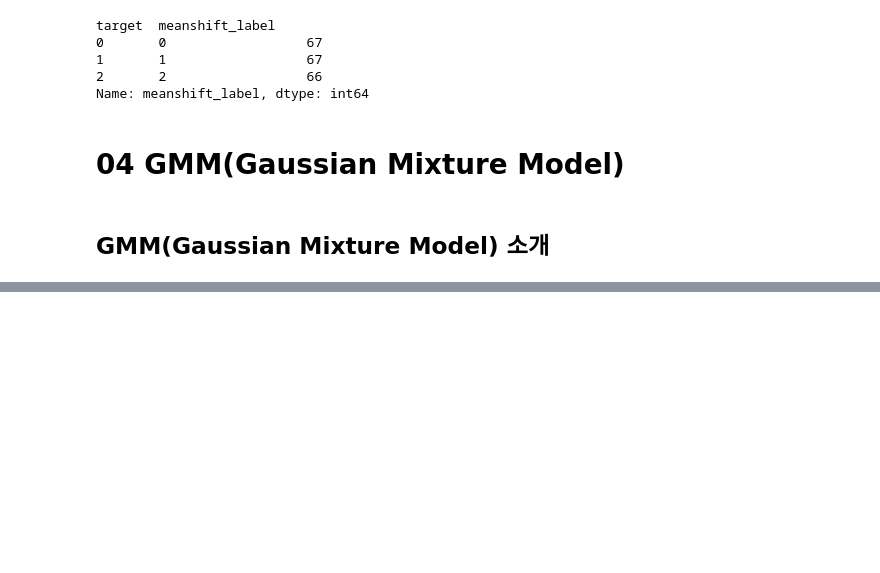
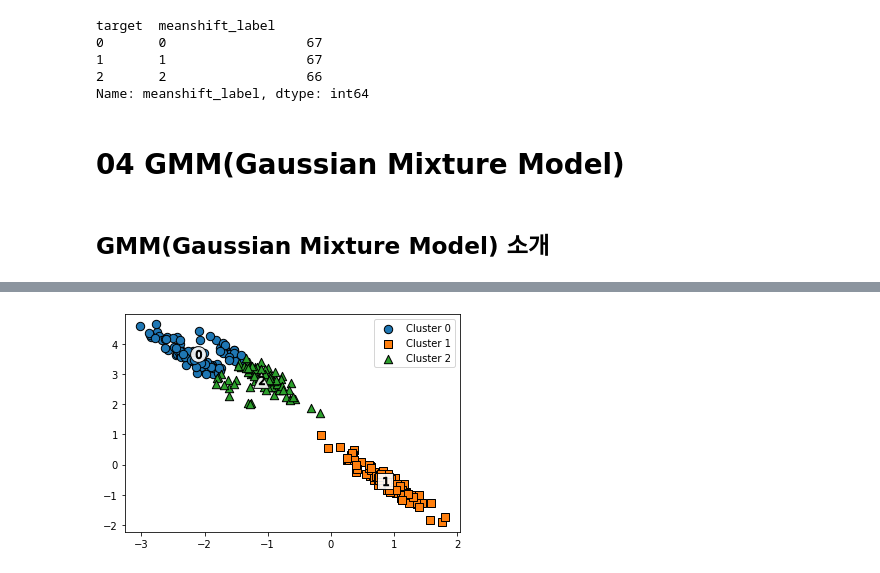
Before and after one commit to data-easyeon/book-ML_perfect_guide, a Jupyter notebook: CHAPTER 07.ipynb, the cells around one changed output, grey strips where cells are left out. Cells and saved outputs as stored; diff of their text form; code cells hidden in the pictures; blank space fills up the shorter version.

```diff
--- a/CHAPTER 07.ipynb
+++ b/CHAPTER 07.ipynb
@@ -388,0 +491,9 @@ Name: meanshift_label, dtype: int64
+# %%
+# 3개의 Cluster 기반 Kmeans 를 X_aniso 데이터 셋에 적용
+kmeans = KMeans(3, random_state=0)
+kmeans_label = kmeans.fit_predict(X_aniso)
+clusterDF['kmeans_label'] = kmeans_label
+
+visualize_cluster_plot(kmeans, clusterDF, 'kmeans_label',iscenter=True)
+# %% [output]
+[figure, added]
```
Also changed, not shown: parts of 32 cells of this notebook.
